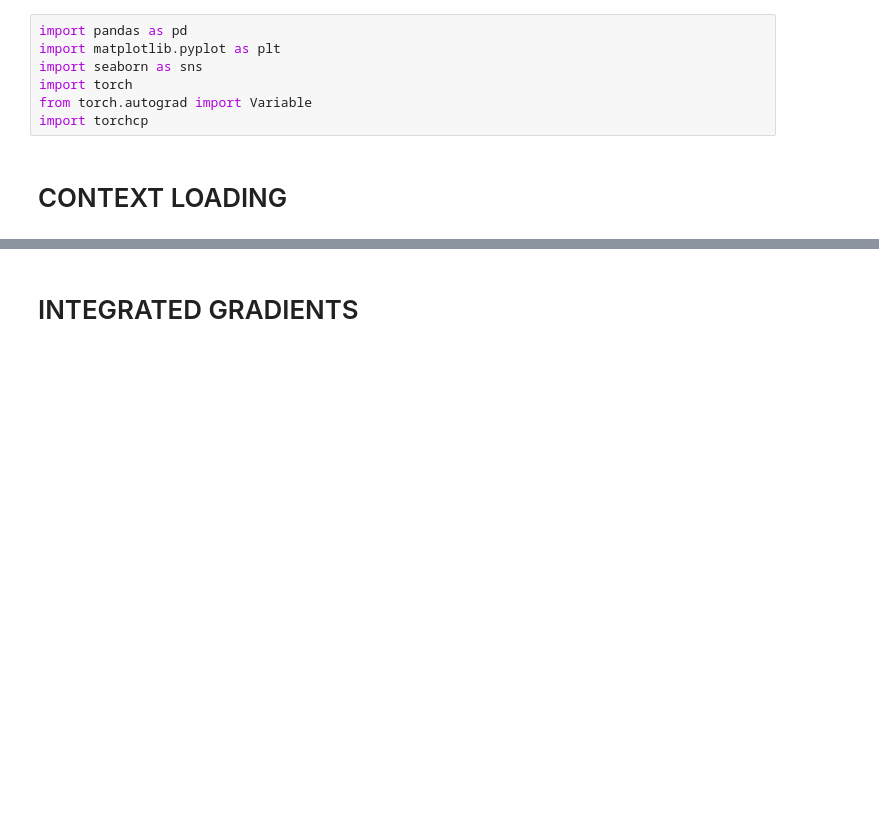
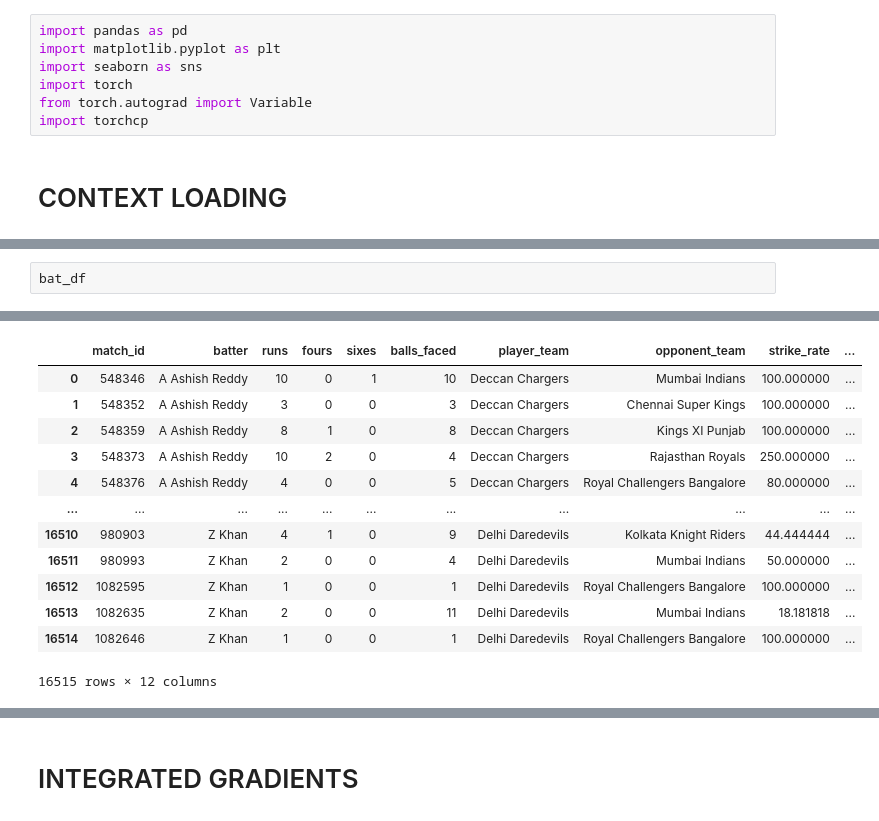
Before and after one commit to peroxidemonke07/fantasy-recommender, a Jupyter notebook: notebooks/main.ipynb, the cells around one changed output, grey strips where cells are left out. Saved outputs shown, nothing was run; the diff lists cells and outputs as text; blank space fills up the shorter version.

```diff
--- a/notebooks/main.ipynb
+++ b/notebooks/main.ipynb
@@ -121 +110,4 @@ inference_output = context.catalog.load("inference_output")
 ... (24 outputs left out)
+# %%
+bat_df
+# %% [output]
@@ -122,2 +115,15 @@ inference_output = context.catalog.load("inference_output")
+|  | match_id | batter | runs | fours | sixes | balls_faced | player_team | opponent_team | strike_rate | ... |
+| 0 | 548346 | A Ashish Reddy | 10 | 0 | 1 | 10 | Deccan Chargers | Mumbai Indians | 100.000000 | ... |
+| 1 | 548352 | A Ashish Reddy | 3 | 0 | 0 | 3 | Deccan Chargers | Chennai Super Kings | 100.000000 | ... |
+| 2 | 548359 | A Ashish Reddy | 8 | 1 | 0 | 8 | Deccan Chargers | Kings XI Punjab | 100.000000 | ... |
+| 3 | 548373 | A Ashish Reddy | 10 | 2 | 0 | 4 | Deccan Chargers | Rajasthan Royals | 250.000000 | ... |
+| 4 | 548376 | A Ashish Reddy | 4 | 0 | 0 | 5 | Deccan Chargers | Royal Challengers Bangalore | 80.000000 | ... |
+| ... | ... | ... | ... | ... | ... | ... | ... | ... | ... | ... |
+| 16510 | 980903 | Z Khan | 4 | 1 | 0 | 9 | Delhi Daredevils | Kolkata Knight Riders | 44.444444 | ... |
+| 16511 | 980993 | Z Khan | 2 | 0 | 0 | 4 | Delhi Daredevils | Mumbai Indians | 50.000000 | ... |
+| 16512 | 1082595 | Z Khan | 1 | 0 | 0 | 1 | Delhi Daredevils | Royal Challengers Bangalore | 100.000000 | ... |
+| 16513 | 1082635 | Z Khan | 2 | 0 | 0 | 11 | Delhi Daredevils | Mumbai Indians | 18.181818 | ... |
+| 16514 | 1082646 | Z Khan | 1 | 0 | 0 | 1 | Delhi Daredevils | Royal Challengers Bangalore | 100.000000 | ... |
+16515 rows × 12 columns
 # %%
 matches_df = matches_df.sort_values(by='date', ascending=False)
```
Also changed, not shown: parts of 13 cells of this notebook, 2 other files.
